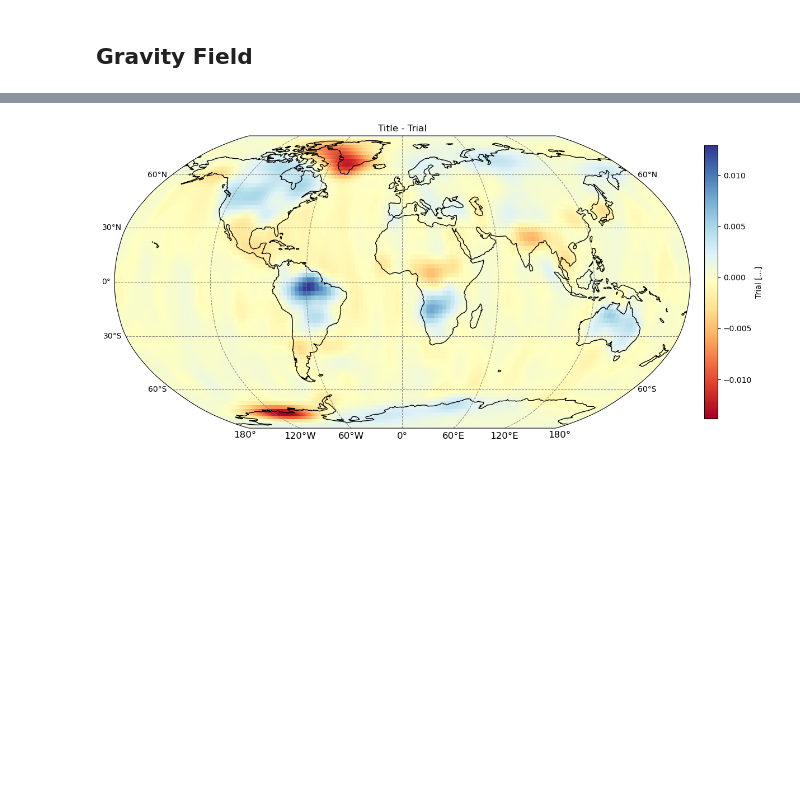
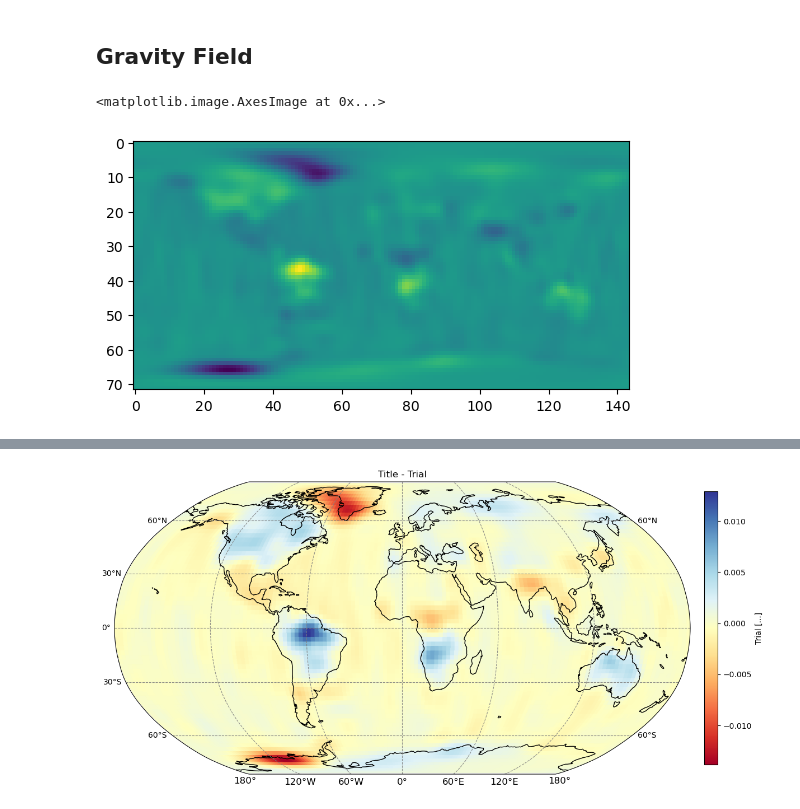
Before and after one commit to GESS-research-group/pyshbundle, a Jupyter notebook: notebooks/test_viz.ipynb, the cells around one changed output, grey strips where cells are left out. Saved outputs shown, nothing was run; the diff lists cells and outputs as text; code cells hidden in the pictures; blank space fills up the shorter version.

```diff
--- a/notebooks/test_viz.ipynb
+++ b/notebooks/test_viz.ipynb
@@ -292,3 +292,8 @@ grav_field_flt = np.zeros([grid_y,grid_x], dtype ='longdouble')
 
 grav_field_flt[:,0:int(grid_x/2)] = flt_ff[:,int(grid_x/2):]
 grav_field_flt[:,int(grid_x/2):] = flt_ff[:,0:int(grid_x/2)]
+# %%
+plt.imshow(grav_field_flt)
+# %% [output]
+<matplotlib.image.AxesImage at 0x...>
+[figure, added]
```
Also changed, not shown: parts of 5 cells of this notebook.
